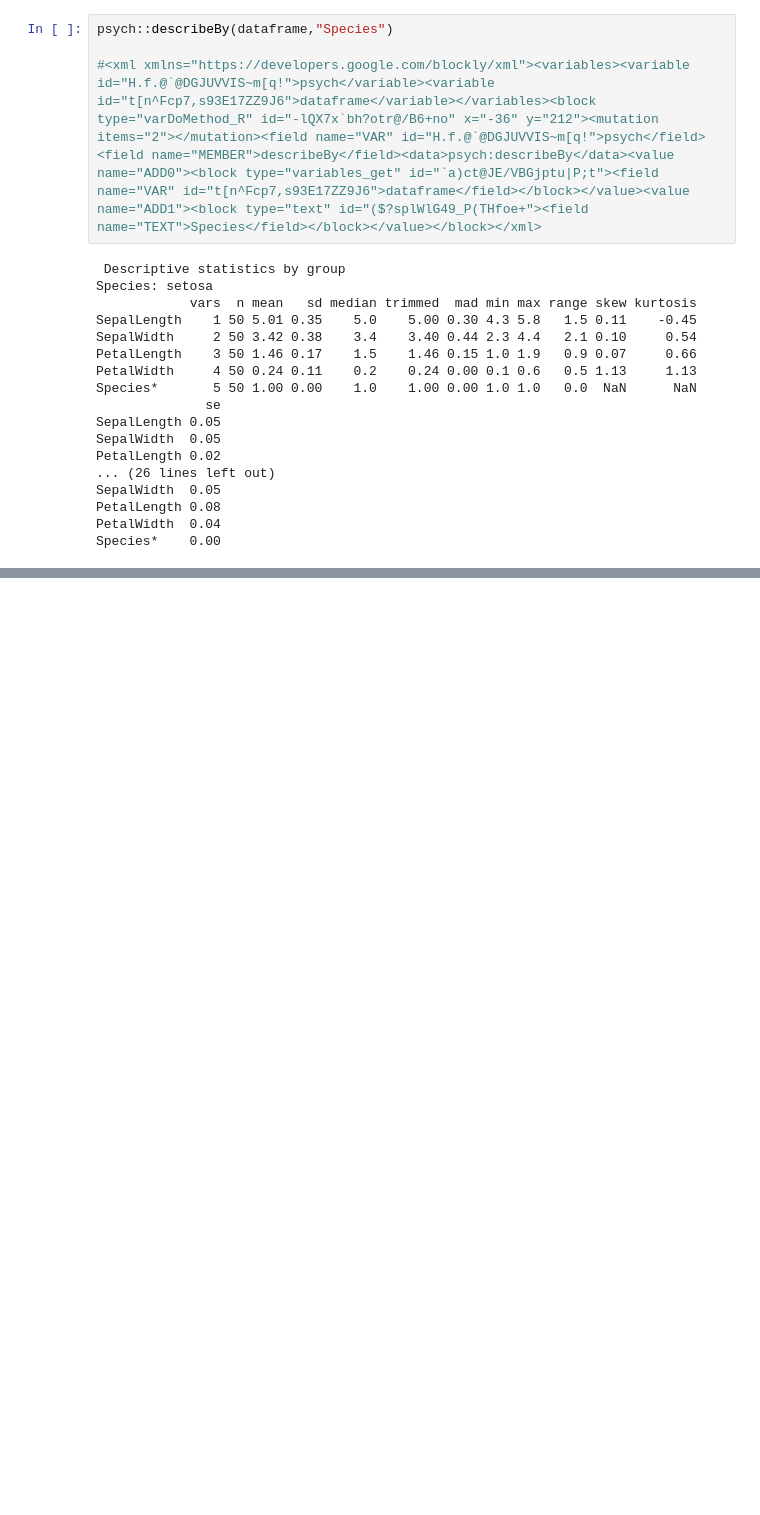
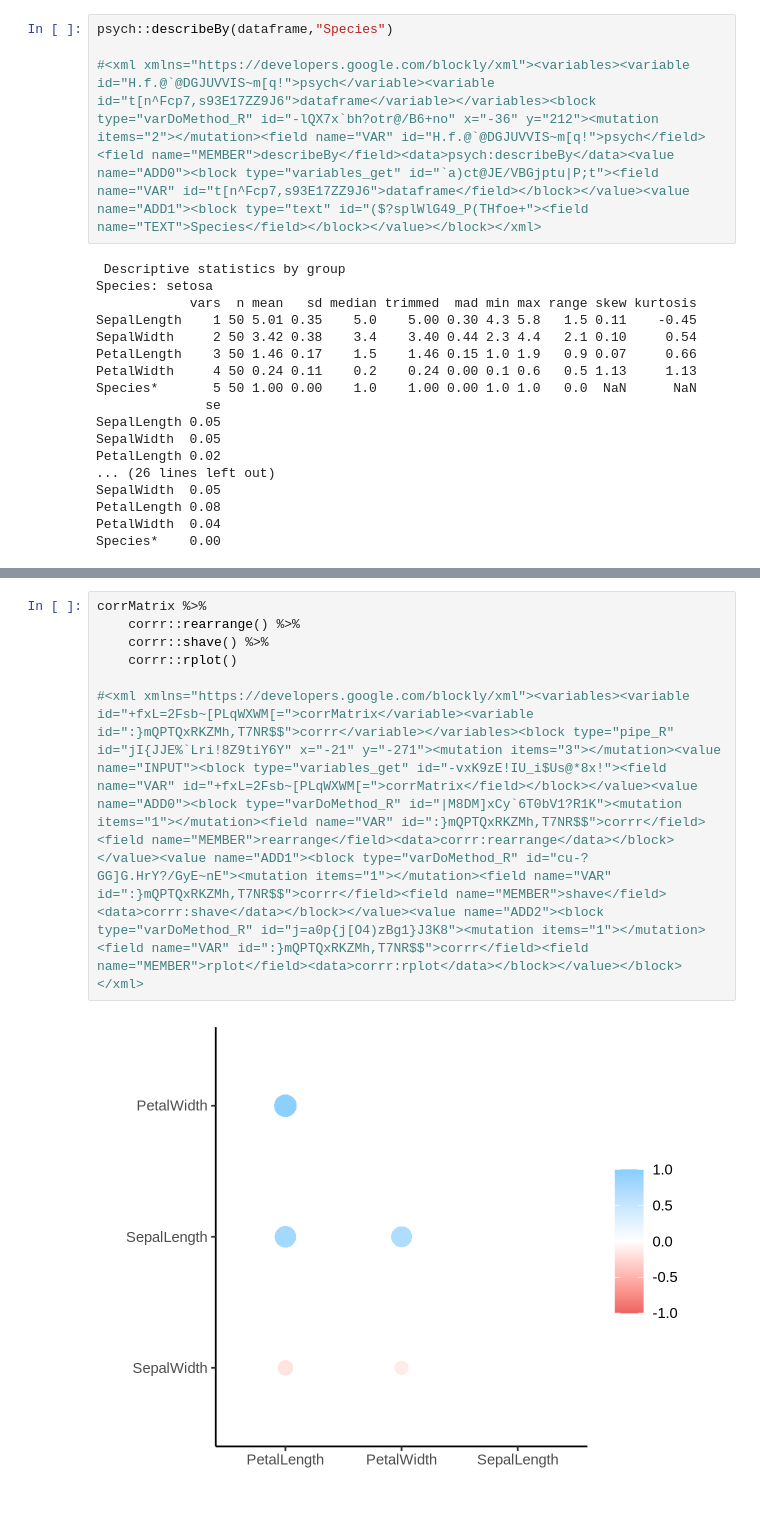
Before and after one commit to memphis-iis/datawhys-content-r-basic-blocks-workshop, a Jupyter notebook: datawhys-content-r-basic-blocks-workshop.ipynb, the cells around one changed output, grey strips where cells are left out. Cells and saved outputs as stored; diff of their text form; blank space fills up the shorter version.

```diff
--- a/datawhys-content-r-basic-blocks-workshop.ipynb
+++ b/datawhys-content-r-basic-blocks-workshop.ipynb
@@ -1312,0 +1530,9 @@ https://github.com/memphis-iis/datawhys-content-notebooks-r/blob/3a35228bbbf394f
+# %%
+corrMatrix %>%
+    corrr::rearrange() %>%
+    corrr::shave() %>%
+    corrr::rplot()
+
+#<xml xmlns="https://developers.google.com/blockly/xml"><variables><variable id="+fxL=2Fsb~[PLqWXWM[=">corrMatrix</variable><variable id=":}mQPTQxRKZMh,T7NR$$">corrr</variable></variables><block type="pipe_R" id="jI{JJE%`Lri!8Z9tiY6Y" x="-21" y="-271"><mutation items="3"></mutation><value name="INPUT"><block type="variables_get" id="-vxK9zE!IU_i$Us@*8x!"><field name="VAR" id="+fxL=2Fsb~[PLqWXWM[=">corrMatrix</field></block></value><value name="ADD0"><block type="varDoMethod_R" id="|M8DM]xCy`6T0bV1?R1K"><mutation items="1"></mutation><field name="VAR" id=":}mQPTQxRKZMh,T7NR$$">corrr</field><field name="MEMBER">rearrange</field><data>corrr:rearrange</data></block></value><value name="ADD1"><block type="varDoMethod_R" id="cu-?GG]G.HrY?/GyE~nE"><mutation items="1"></mutation><field name="VAR" id=":}mQPTQxRKZMh,T7NR$$">corrr</field><field name="MEMBER">shave</field><data>corrr:shave</data></block></value><value name="ADD2"><block type="varDoMethod_R" id="j=a0p{j[O4)zBg1}J3K8"><mutation items="1"></mutation><field name="VAR" id=":}mQPTQxRKZMh,T7NR$$">corrr</field><field name="MEMBER">rplot</field><data>corrr:rplot</data></block></value></block></xml>
+# %% [output]
+[figure, added]
```
Also changed, not shown: parts of 54 cells of this notebook, 11 other files.
